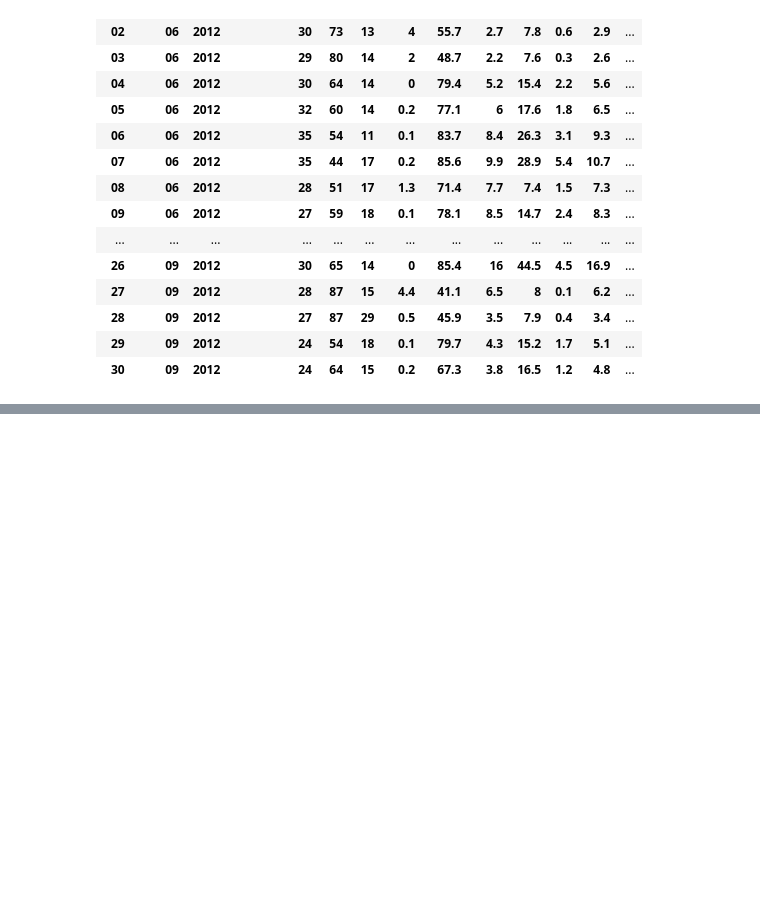
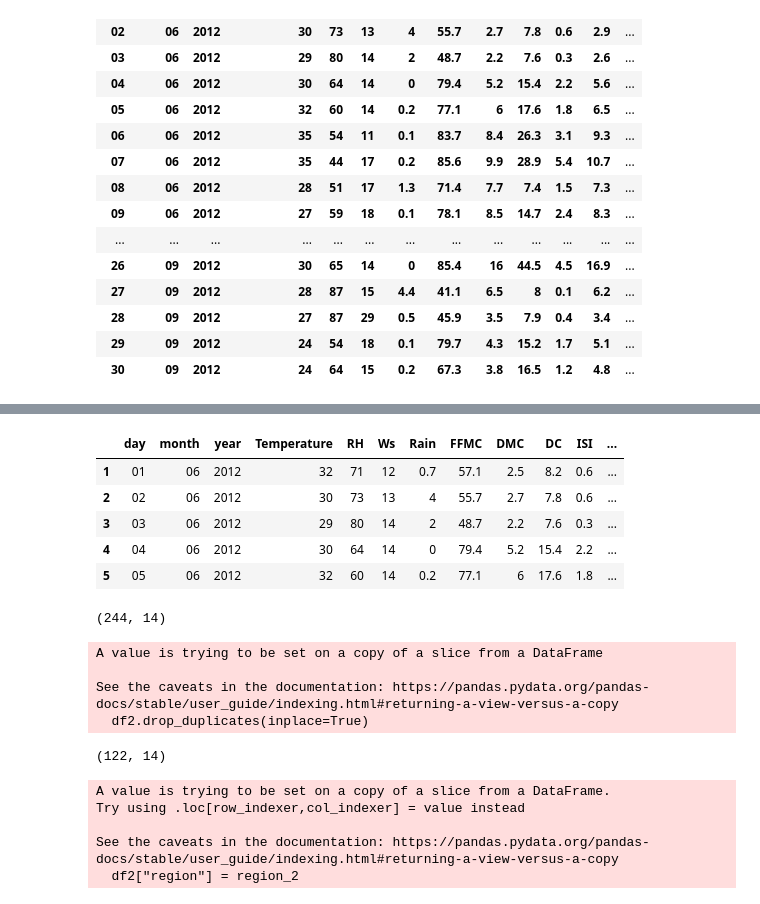
Before and after one commit to sreeman-11021996/iNeuron_Ass, a Jupyter notebook: 00. Assignments/home-work/05. End-to-End 29-05-2022/Algerian Forest Fires ML.ipynb, the cells around one changed output, grey strips where cells are left out. Drawn from its saved outputs; the diff is of its cells as text; code cells hidden in the pictures; blank space fills up the shorter version.

```diff
--- a/00. Assignments/home-work/05. End-to-End 29-05-2022/Algerian Forest Fires ML.ipynb
+++ b/00. Assignments/home-work/05. End-to-End 29-05-2022/Algerian Forest Fires ML.ipynb
@@ -84,0 +150,2 @@ df2
+# %%
+df2.reset_index(inplace=True)
@@ -84,0 +154,37 @@ df2
+# %%
+df2.columns = df2.iloc[0]
+# %%
+df2 = df2.iloc[1:]
+# %%
+df2.head()
+# %% [output]
+|  | day | month | year | Temperature | RH | Ws | Rain | FFMC | DMC | DC | ISI | ... |
+| 1 | 01 | 06 | 2012 | 32 | 71 | 12 | 0.7 | 57.1 | 2.5 | 8.2 | 0.6 | ... |
+| 2 | 02 | 06 | 2012 | 30 | 73 | 13 | 4 | 55.7 | 2.7 | 7.8 | 0.6 | ... |
+| 3 | 03 | 06 | 2012 | 29 | 80 | 14 | 2 | 48.7 | 2.2 | 7.6 | 0.3 | ... |
+| 4 | 04 | 06 | 2012 | 30 | 64 | 14 | 0 | 79.4 | 5.2 | 15.4 | 2.2 | ... |
+| 5 | 05 | 06 | 2012 | 32 | 60 | 14 | 0.2 | 77.1 | 6 | 17.6 | 1.8 | ... |
+# %%
+df2.shape
+# %% [output]
+(244, 14)
+# %%
+# removing the duplicates
+df2.drop_duplicates(inplace=True)
+# %% [output]
+A value is trying to be set on a copy of a slice from a DataFrame
+
+See the caveats in the documentation: https://pandas.pydata.org/pandas-docs/stable/user_guide/indexing.html#returning-a-view-versus-a-copy
+  df2.drop_duplicates(inplace=True)
+# %%
+df2.shape
+# %% [output]
+(122, 14)
+# %%
+df2["region"] = region_2
+# %% [output]
+A value is trying to be set on a copy of a slice from a DataFrame.
+Try using .loc[row_indexer,col_indexer] = value instead
+
+See the caveats in the documentation: https://pandas.pydata.org/pandas-docs/stable/user_guide/indexing.html#returning-a-view-versus-a-copy
+  df2["region"] = region_2
```
Also changed, not shown: parts of 20 cells of this notebook.
